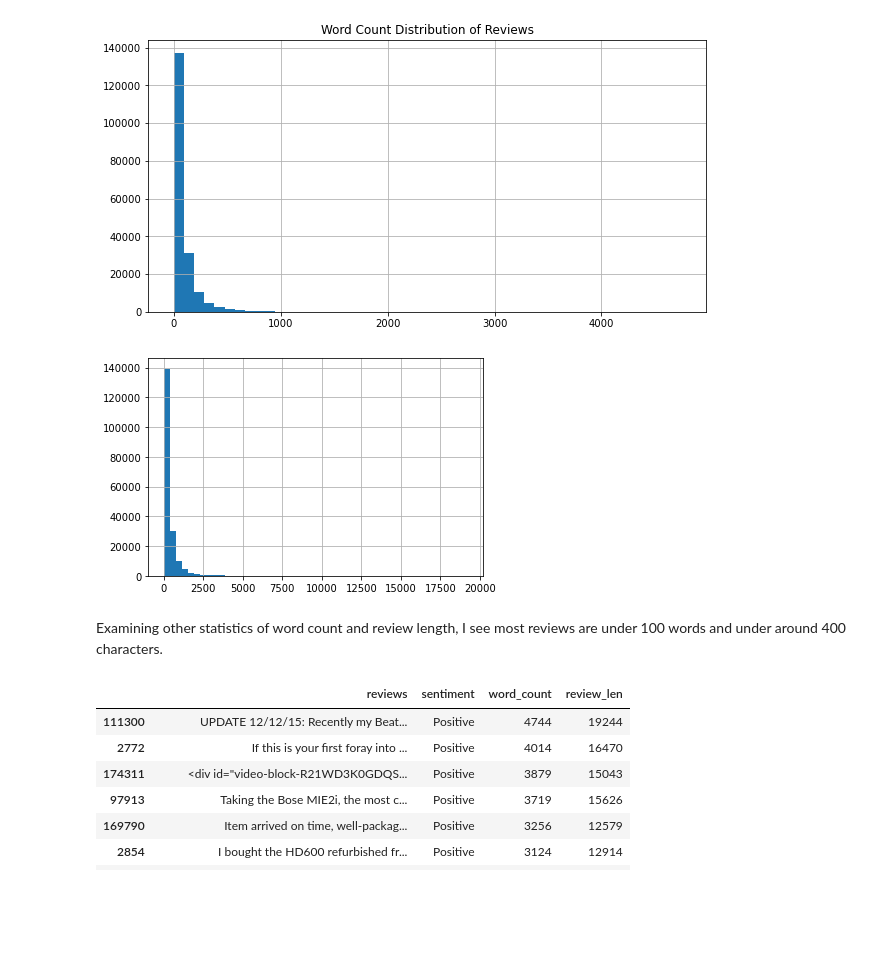
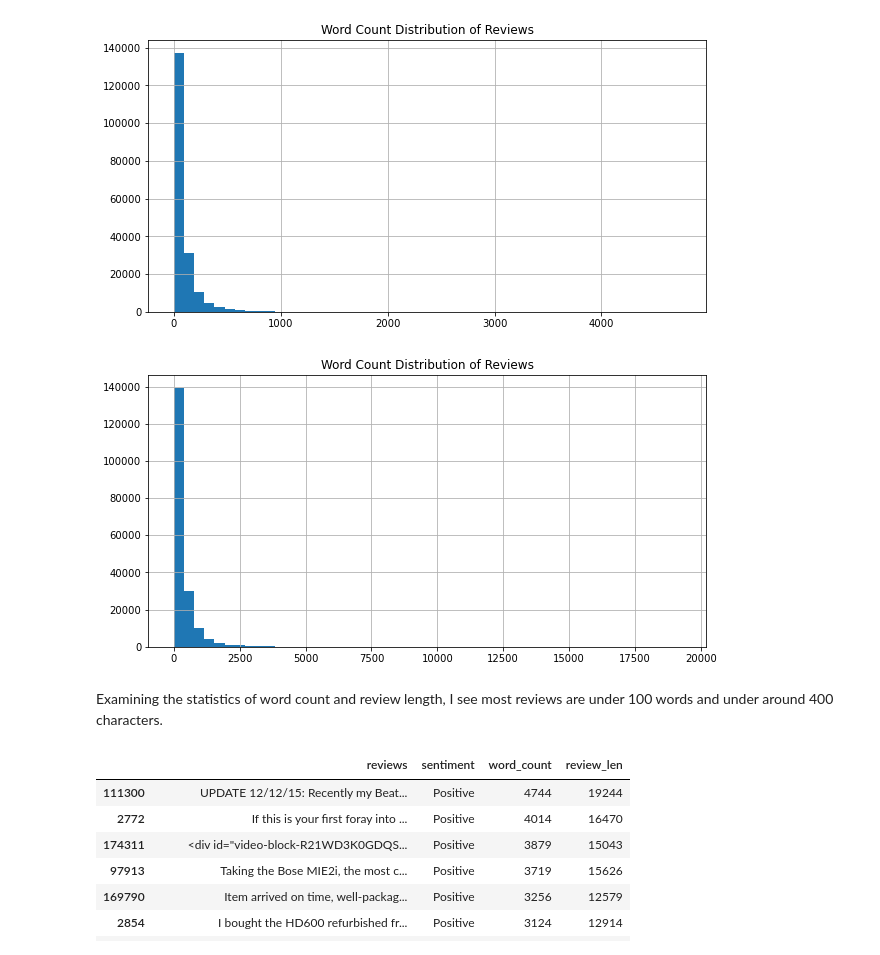
Before and after one commit to whyyoutoo/Sentiment_Classification_for_Amazon_Product_Reviews, a Jupyter notebook: EDA.ipynb, the cells around one changed output. Saved outputs shown, nothing was run; the diff lists cells and outputs as text; code cells hidden in the pictures; blank space fills up the shorter version.

```diff
--- a/EDA.ipynb
+++ b/EDA.ipynb
@@ -95,0 +93,5 @@ df.head()
+# %%
+# load in reviews to dataframe
+df = pd.read_csv('data/headphone_reviews.csv',
+                 # mixed dtpye values found in the following columns set to strings first
+                 dtype={'vote': 'str', 'fit': 'str', 'tech2':'str'})
@@ -561,11 +651,12 @@ plt.title('Word Count Distribution of Reviews');
 # %% [output]
 [figure]
 # %%
-text_stats_df.review_len.hist(bins = 50);
+text_stats_df.review_len.hist(figsize = (10,5), bins = 50)
+plt.title('Word Count Distribution of Reviews');
 # %% [output]
-[figure, old version]
+[figure, new version]
 # %% [markdown]
-Examining other statistics of word count and review length, I see most reviews are under 100 words and under around 400 characters.
+Examining the statistics of word count and review length, I see most reviews are under 100 words and under around 400 characters.
 # %%
 text_stats_df.sort_values(by = 'word_count', ascending = False).head(20)
 # %% [output]
```
Also changed, not shown: parts of 77 cells of this notebook.
